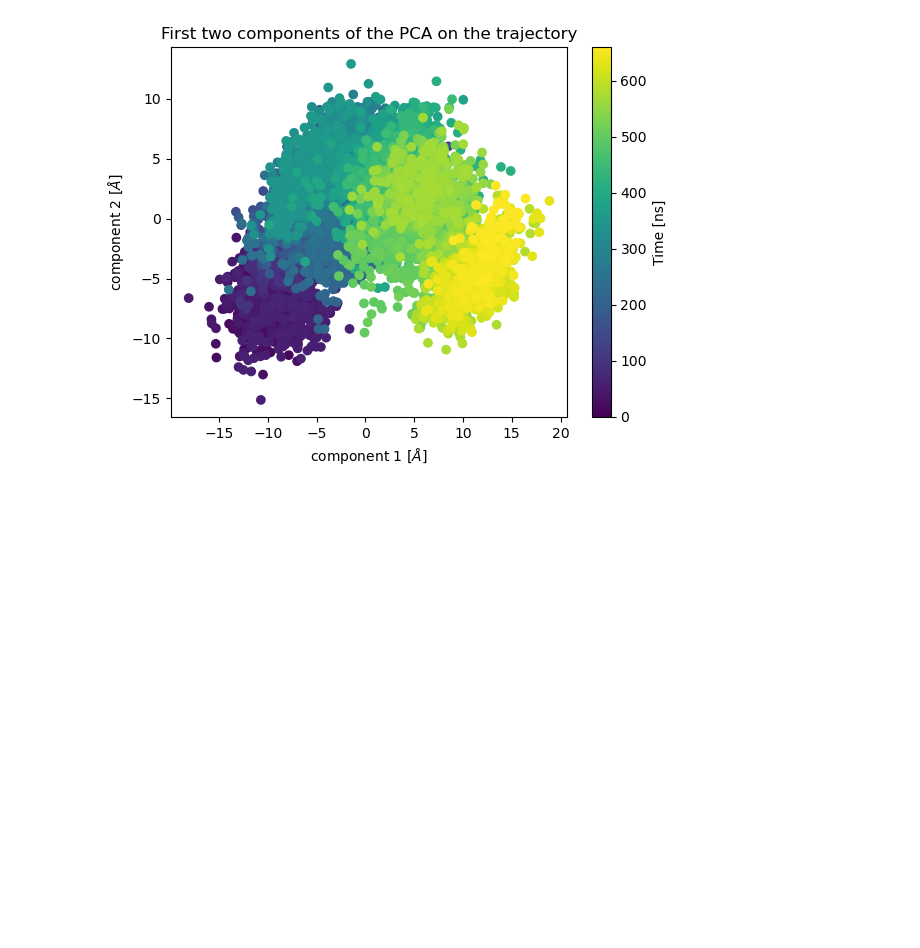
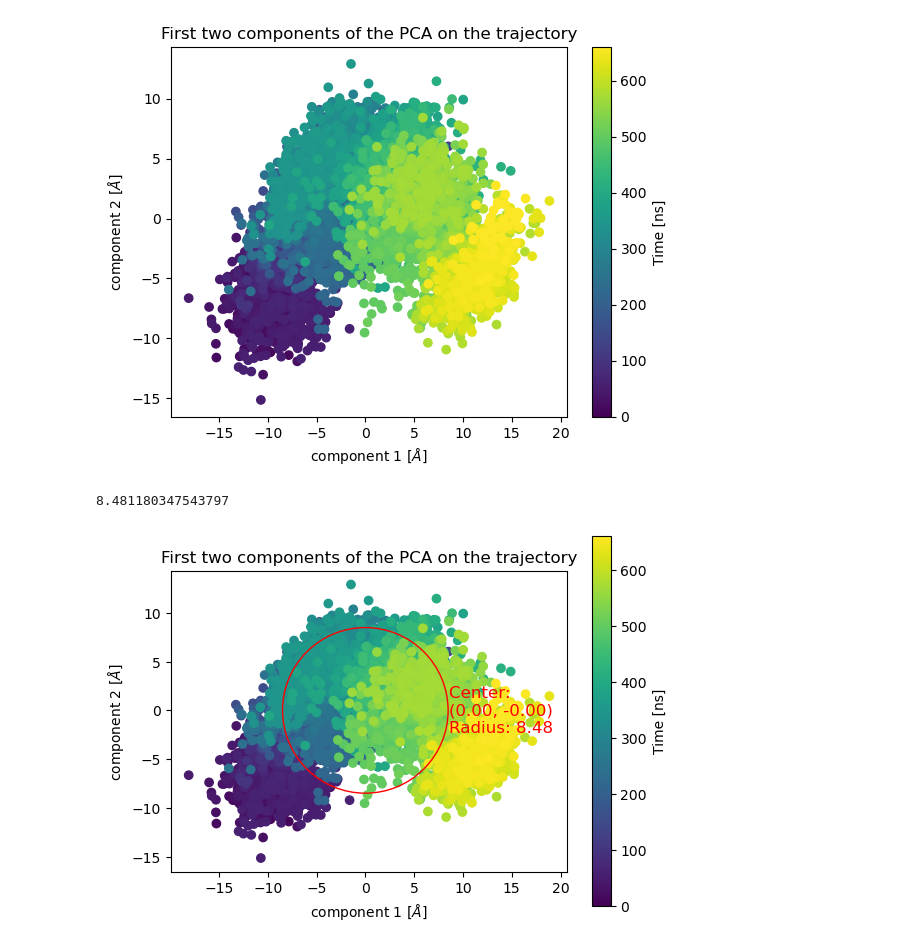
Before and after one commit to gac-uni/cbp_final2, a Jupyter notebook: notebooks/mtx/MD_Analysis_Pipeline_1.0.ipynb, the cells around one changed output. Saved outputs shown, nothing was run; the diff lists cells and outputs as text; code cells hidden in the pictures; blank space fills up the shorter version.

```diff
--- a/notebooks/mtx/MD_Analysis_Pipeline_1.0.ipynb
+++ b/notebooks/mtx/MD_Analysis_Pipeline_1.0.ipynb
@@ -157,6 +155,30 @@ plt.colorbar(scatter, label = 'Time [ns]')
 # %% [output]
 <matplotlib.colorbar.Colorbar at 0x...>
 [figure]
+# %%
+avg_c1 = pca_data['first_comp'].mean()
+avg_c2 = pca_data['second_comp'].mean()
+
+rgyr = np.sqrt(((pca_data['first_comp']-avg_c1)**2 + (pca_data['second_comp']-avg_c2)**2).mean())
+print(rgyr)
+
+x, y = avg_c1, avg_c2  # Center of the circle
+r = rgyr      # Radius of the circle
+
+plt.title("First two components of the PCA on the trajectory")
+scatter = plt.scatter(pca_data['first_comp'], pca_data['second_comp'], c=pca_data['group'])
+plt.xlabel(r"component 1 $[\AA]$")
+plt.ylabel(r"component 2 $[\AA]$")
+plt.colorbar(scatter, label = 'Time [ns]')
+
+circle = patches.Circle((x, y), r, edgecolor='r', facecolor='none', label='Circle')
+plt.gca().add_patch(circle)
+text = f'Center: \n({x:.2f}, {y:.2f})\nRadius: {r:.2f}'
+plt.text(x + r + 0.1, y, text, fontsize=12, color='red', verticalalignment='center')
+plt.gca().set_aspect("equal")
+# %% [output]
+8.481180347543797
+[figure, added]
 # %%
 export_path = "/home/giacomo/comp_bio/cbp_final/data_3eig/03_analyzed/"
 
```
Also changed, not shown: parts of 3 cells of this notebook, 30 other files.
